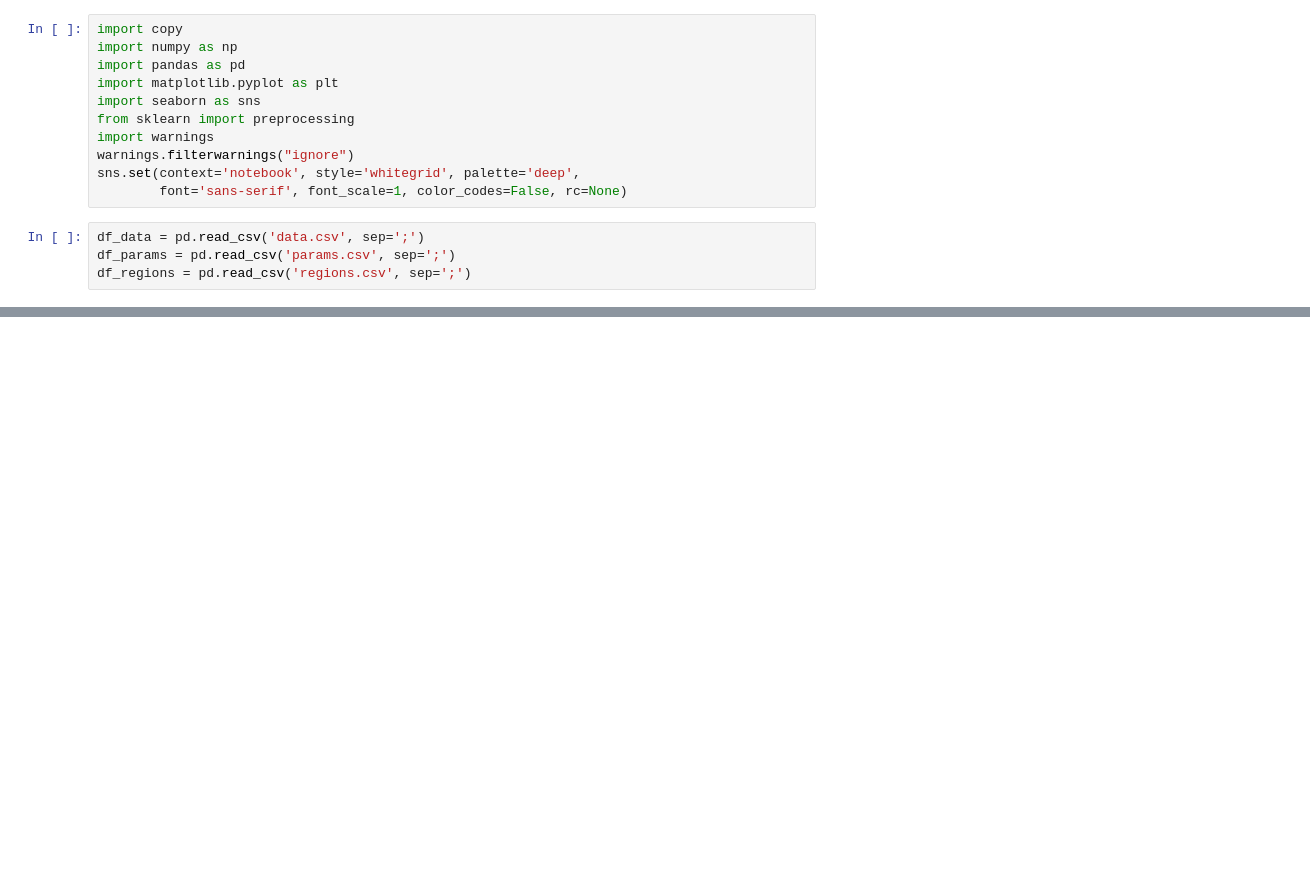
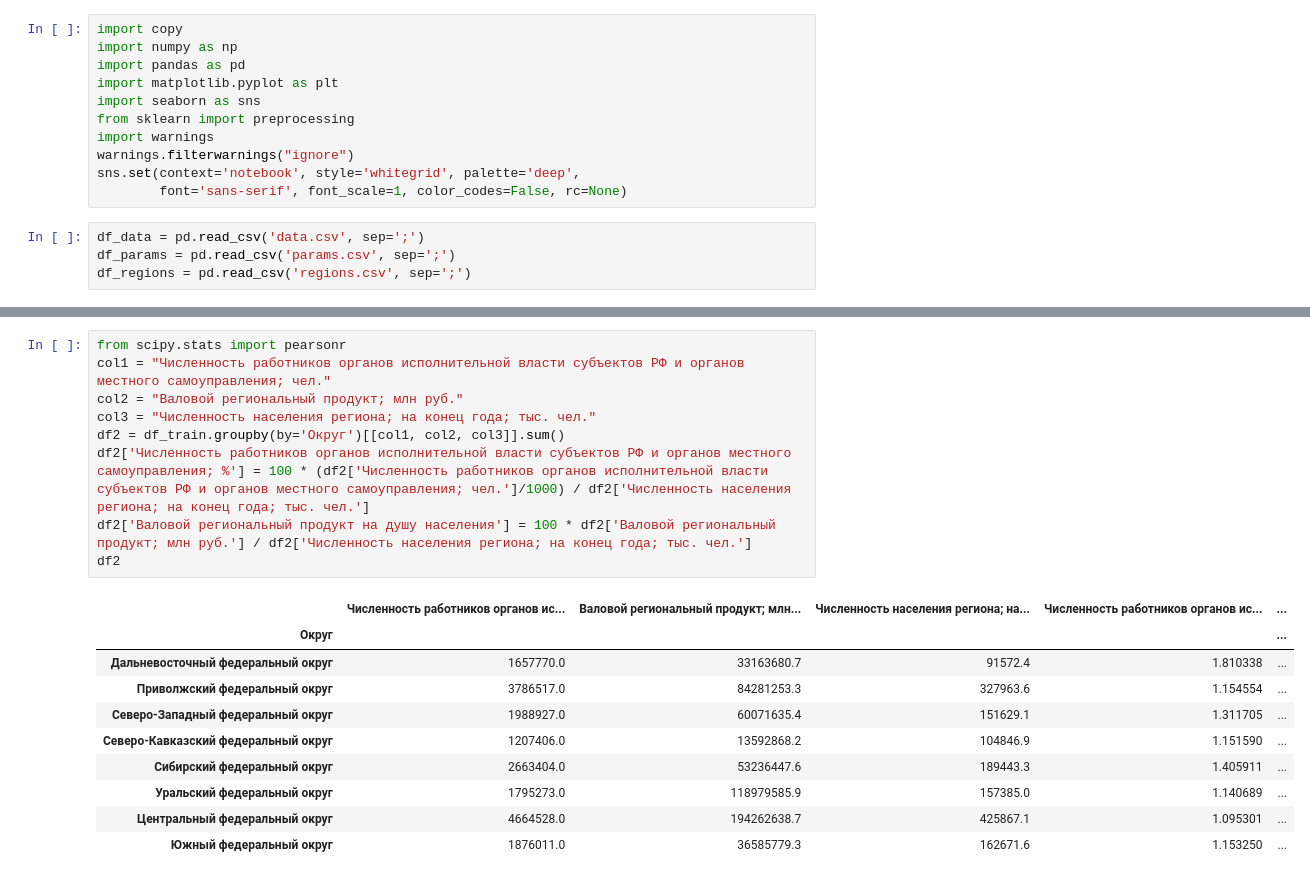
Before and after one commit to denfad/NeuroTV, a Jupyter notebook: Untitled.ipynb, the cells around one changed output, grey strips where cells are left out. Cells and saved outputs as stored; diff of their text form; blank space fills up the shorter version.

```diff
--- a/Untitled.ipynb
+++ b/Untitled.ipynb
@@ -39,0 +55,20 @@ df_data
+# %%
+from scipy.stats import pearsonr
+col1 = "Численность работников органов исполнительной власти субъектов РФ и органов местного самоуправления; чел."
+col2 = "Валовой региональный продукт; млн руб."
+col3 = "Численность населения региона; на конец года; тыс. чел."
+df2 = df_train.groupby(by='Округ')[[col1, col2, col3]].sum()
+df2['Численность работников органов исполнительной власти субъектов РФ и органов местного самоуправления; %'] = 100 * (df2['Численность работников органов исполнительной власти субъектов РФ и органов местного самоуправления; чел.']/1000) / df2['Численность населения региона; на конец года; тыс. чел.']
+df2['Валовой региональный продукт на душу населения'] = 100 * df2['Валовой региональный продукт; млн руб.'] / df2['Численность населения региона; на конец года; тыс. чел.']
+df2
+# %% [output]
+|  | Численность работников органов ис... | Валовой региональный продукт; млн... | Численность населения региона; на... | Численность работников органов ис... | ... |
+| Округ |  |  |  |  | ... |
+| Дальневосточный федеральный округ | 1657770.0 | 33163680.7 | 91572.4 | 1.810338 | ... |
+| Приволжский федеральный округ | 3786517.0 | 84281253.3 | 327963.6 | 1.154554 | ... |
+| Северо-Западный федеральный округ | 1988927.0 | 60071635.4 | 151629.1 | 1.311705 | ... |
+| Северо-Кавказский федеральный округ | 1207406.0 | 13592868.2 | 104846.9 | 1.151590 | ... |
+| Сибирский федеральный округ | 2663404.0 | 53236447.6 | 189443.3 | 1.405911 | ... |
+| Уральский федеральный округ | 1795273.0 | 118979585.9 | 157385.0 | 1.140689 | ... |
+| Центральный федеральный округ | 4664528.0 | 194262638.7 | 425867.1 | 1.095301 | ... |
+| Южный федеральный округ | 1876011.0 | 36585779.3 | 162671.6 | 1.153250 | ... |
```
Also changed, not shown: parts of 8 cells of this notebook, 1 other file.
